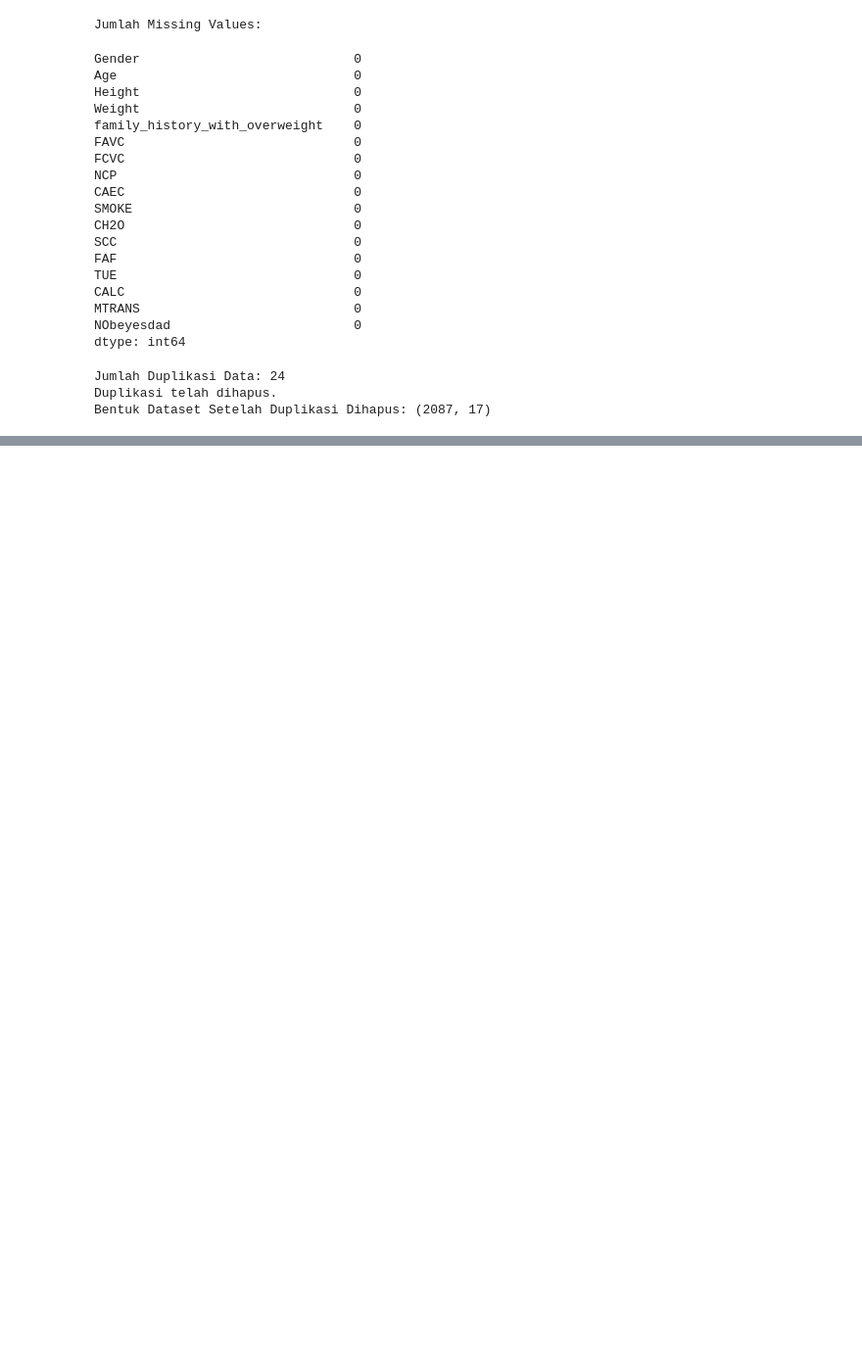
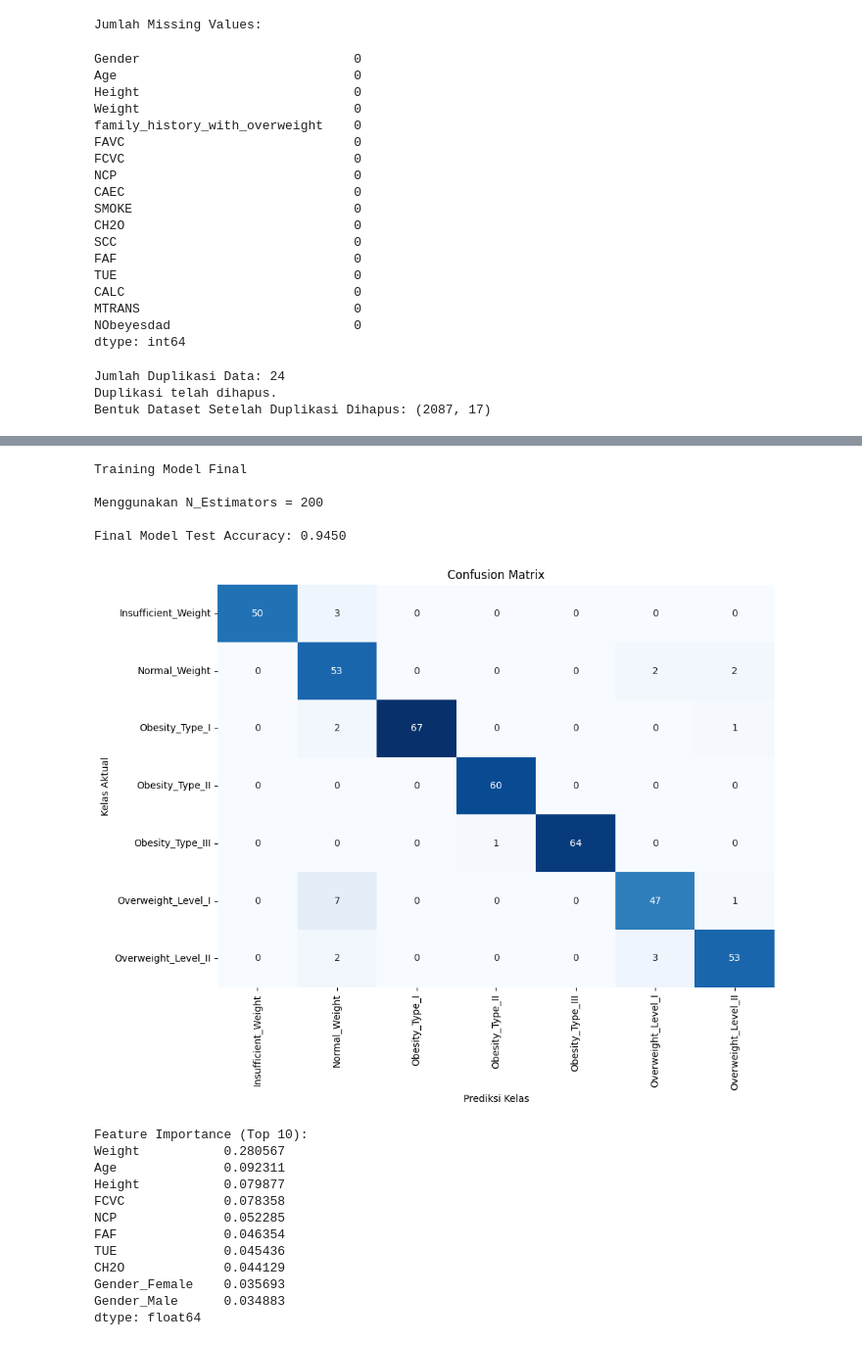
Before and after one commit to ElloRabyndra/Obesity-Rate-Prediction, a Jupyter notebook: model/model.ipynb, the cells around one changed output, grey strips where cells are left out. Shown: that part at 98% size. Cells and saved outputs as stored; diff of their text form; code cells hidden in the pictures; blank space fills up the shorter version.

```diff
--- a/model/model.ipynb
+++ b/model/model.ipynb
@@ -279,0 +414,77 @@ Passing `palette` without assigning `hue` is deprecated and will be removed in v
+# %%
+print("Training Model Final")
+
+# Gunakan n_estimators optimal (berdasarkan test accuracy)
+final_n_estimators = int(optimal_n_est)
+print(f"\nMenggunakan N_Estimators = {final_n_estimators}")
+
+final_model = RandomForestClassifier(n_estimators=final_n_estimators, random_state=42, n_jobs=-1)
+
+final_pipeline = Pipeline(steps=[
+    ('preprocessor', preprocessor),
+    ('classifier', final_model)
+])
+
+# Train
+final_pipeline.fit(X_train, y_train)
+
+# Prediksi
+y_pred_final = final_pipeline.predict(X_test)
+
+# Evaluasi
+final_accuracy = accuracy_score(y_test, y_pred_final)
+print(f"\nFinal Model Test Accuracy: {final_accuracy:.4f}")
+
+# Confusion Matrix (visualisasi heatmap)
+cm = confusion_matrix(y_test, y_pred)
+class_names = pipeline.classes_
+plt.figure(figsize=(10, 8))
+sns.heatmap(cm, annot=True, fmt='d', cmap='Blues', cbar=False,
+            xticklabels=class_names, yticklabels=class_names)
+plt.title('Confusion Matrix')
+plt.xlabel('Prediksi Kelas')
+plt.ylabel('Kelas Aktual')
+plt.tight_layout()
+plt.show()
+
+
+# Feature Importance
+feature_importances = pipeline['classifier'].feature_importances_
+feature_names_processed = pipeline['preprocessor'].get_feature_names_out()
+importance_series = pd.Series(feature_importances, index=feature_names_processed).sort_values(ascending=False)
+
+# Tampilkan top 10 feature importance
+print("\nFeature Importance (Top 10):")
+print(importance_series.head(10))
+
+# Visualisasi Feature Importance
+plt.figure(figsize=(12, 6))
+sns.barplot(x=importance_series.head(10).values, y=importance_series.head(10).index, palette='viridis')
+plt.title('Top 10 Feature Importance (RandomForest)')
+plt.xlabel('Kepentingan Fitur')
+plt.ylabel('Fitur')
+plt.tight_layout()
+plt.show()  # Opsional
+
+
+print("\nClassification Report:")
+print(classification_report(y_test, y_pred_final))
+# %% [output]
+Training Model Final
+
+Menggunakan N_Estimators = 200
+
+Final Model Test Accuracy: 0.9450
+[figure, added]
+Feature Importance (Top 10):
+Weight           0.280567
+Age              0.092311
+Height           0.079877
+FCVC             0.078358
+NCP              0.052285
+FAF              0.046354
+TUE              0.045436
+CH2O             0.044129
+Gender_Female    0.035693
+Gender_Male      0.034883
+dtype: float64
```
Also changed, not shown: parts of 8 cells of this notebook, 2 other files.
